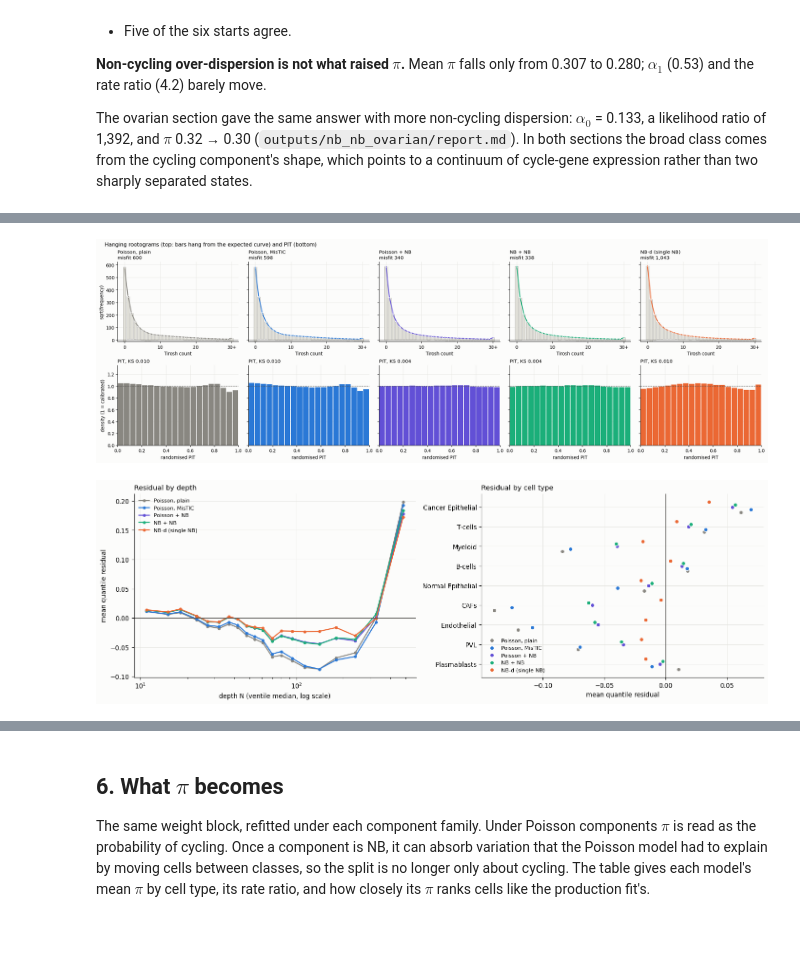
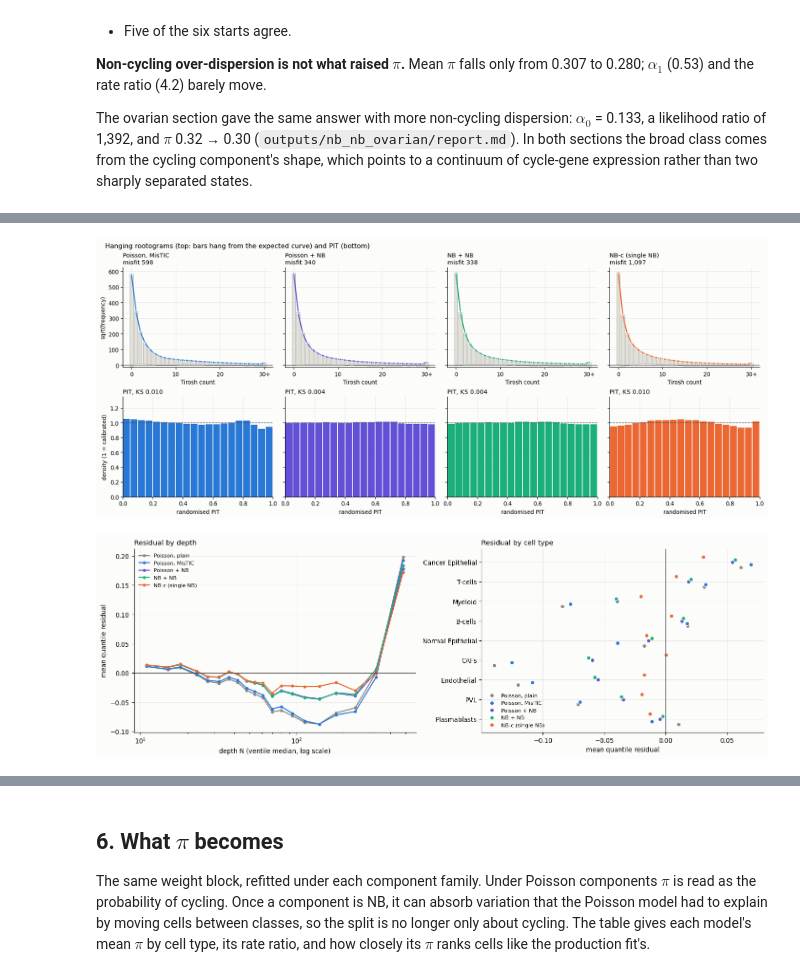
Before and after one commit to lachy01/Spatio-Temporal-Tissue-Dynamics, a Jupyter notebook: notebooks/mixture_model.ipynb, the cells around one changed output, grey strips where cells are left out. Drawn from its saved outputs; the diff is of its cells as text; code cells hidden in the pictures; blank space fills up the shorter version.

Commit message:
mixture_model §5: covariate-matched NB-c as the single-NB comparison (was NB-d); rootogram/PIT figure drops plain Poisson
Co-Authored-By: Claude Opus 5.5 <noreply@anthropic.com>

```diff
--- a/notebooks/mixture_model.ipynb
+++ b/notebooks/mixture_model.ipynb
@@ -45,7 +45,7 @@ plt.rcParams.update({"figure.dpi": 100, "axes.spines.top": False, "axes.spines.r
                      "figure.facecolor": "#fcfcfb", "axes.facecolor": "#fcfcfb"})
 INK, INK2, MUTED = "#0b0b0b", "#52514e", "#898781"
 COL = {"Poisson, plain": MUTED, "Poisson, MisTIC": "#2a78d6", "Poisson + NB": "#6250d6",
-       "NB + NB": "#1baf7a", "NB-d (single NB)": "#eb6834"}
+       "NB + NB": "#1baf7a", "NB-c (single NB)": "#eb6834"}
 
 def load_job(d, job):
     """Every Spartan array task writes one JSON; this reads a job's results."""
@@ -309,15 +311,15 @@ log-likelihood units for one or two parameters, which no held-out penalty for on
 or two parameters could reverse. The figures are also written one model per file
 by `run/plot_model_fit.py` (`outputs/figures/model_fit/isolated/`).
 # %%
-nbd = {k: jnp.asarray(np.asarray(v)) for k, v in
-       json.load(open("outputs/division_classifier/nb_params_nbd_full.json")).items()}
-mu_d = np.exp(np.asarray(arms.nb_log_mu(nbd, D)))
-al_d = np.exp(np.asarray(arms.nb_log_alpha(nbd, D))) * np.ones(n)
-comps = [(np.ones(n), "nb", mu_d, al_d)]
-row, exp_, u, mean = summary_row(y, comps, sum(int(np.size(np.asarray(v))) for v in nbd.values()), u_draw, GRID)
-FITS["NB-d (single NB)"] = dict(comps=comps, expected=exp_, u=u, mean=mean)
-ROWS["NB-d (single NB)"] = row
-ORDER = ["Poisson, plain", "Poisson, MisTIC", "Poisson + NB", "NB + NB", "NB-d (single NB)"]
+nbc = {k: jnp.asarray(np.asarray(v)) for k, v in
+       json.load(open("outputs/division_classifier/nb_params_nbc_full.json")).items()}
+mu_c = np.exp(np.asarray(arms.nb_log_mu(nbc, D)))
+al_c = np.exp(np.asarray(arms.nb_log_alpha(nbc, D))) * np.ones(n)
+comps = [(np.ones(n), "nb", mu_c, al_c)]
+row, exp_, u, mean = summary_row(y, comps, sum(int(np.size(np.asarray(v))) for v in nbc.values()), u_draw, GRID)
+FITS["NB-c (single NB)"] = dict(comps=comps, expected=exp_, u=u, mean=mean)
+ROWS["NB-c (single NB)"] = row
+ORDER = ["Poisson, plain", "Poisson, MisTIC", "Poisson + NB", "NB + NB", "NB-c (single NB)"]
 cmp_tab = pd.DataFrame(ROWS).T.loc[ORDER]
 cmp_tab["dAIC vs Poisson, MisTIC"] = cmp_tab["AIC"] - cmp_tab.loc["Poisson, MisTIC", "AIC"]
 cmp_tab.to_csv("outputs/figures/model_fit/breast_mixture_path_metrics.csv")
@@ -333,26 +335,27 @@ cmp_tab[["parameters", "loglik", "AIC", "dAIC vs Poisson, MisTIC", "BIC", "rooto
 # %%
 obs = np.array([np.sum(y == j) for j in range(KMAX)] + [np.sum(y >= KMAX)], float)
 kk = np.arange(KMAX + 1)
-fig, axes = plt.subplots(2, len(ORDER), figsize=(4.0 * len(ORDER), 6.6), sharey="row", constrained_layout=True)
-for j, m in enumerate(ORDER):
+SHOW = [m for m in ORDER if m != "Poisson, plain"]   # §2 compares plain with MisTIC
+fig, axes = plt.subplots(2, len(SHOW), figsize=(4.0 * len(SHOW), 6.6), sharey="row", constrained_layout=True)
+for j, m in enumerate(SHOW):
     e, o = np.sqrt(FITS[m]["expected"]), np.sqrt(obs)
     ax = axes[0, j]
     ax.bar(kk, o, bottom=e - o, width=0.8, color="#e1e0d9", edgecolor=MUTED, lw=0.4)
     ax.plot(kk, e, "-o", color=COL[m], lw=1.8, ms=3, mec="#fcfcfb")
     ax.axhline(0, color=INK2, lw=0.9)
     ax.set_xticks([0, 10, 20, 30]); ax.set_xticklabels(["0", "10", "20", "30+"])
     ax.set_title(f"{m}\nmisfit {ROWS[m]['rootogram misfit']:,.0f}", loc="left")
     ax.set_xlabel("Tirosh count")
     ax = axes[1, j]
     ax.bar(np.arange(20) / 20 + 0.025, np.histogram(FITS[m]["u"], 20, (0, 1))[0] / (n / 20),
            width=0.045, color=COL[m])
     ax.axhline(1, color=INK2, lw=1, ls="--"); ax.set_ylim(0, 1.35); ax.set_xlim(0, 1)
     ax.set_title(f"PIT, KS {ROWS[m]['PIT KS']:.3f}", loc="left"); ax.set_xlabel("randomised PIT")
 axes[0, 0].set_ylabel("sqrt(frequency)"); axes[1, 0].set_ylabel("density (1 = calibrated)")
 fig.suptitle("Hanging rootograms (top: bars hang from the expected curve) and PIT (bottom)", x=0.01, ha="left")
 plt.show()
 # %% [output]
-[figure, old version]
+[figure, new version]
 # %%
 dec = pd.qcut(np.log(N), 20, labels=False, duplicates="drop")
 fig, axes = plt.subplots(1, 2, figsize=(14, 4.6), constrained_layout=True)
@@ -372,7 +375,7 @@ axes[1].set_xlabel("mean quantile residual"); axes[1].set_title("Residual by cel
 axes[1].legend(fontsize=8, frameon=False, loc="lower left")
 plt.show()
 # %% [output]
-[figure, old version]
+[figure, new version]
 # %% [markdown]
 ### Reading §5
 
```
Also changed, not shown: parts of 4 cells of this notebook, 2 other files.
